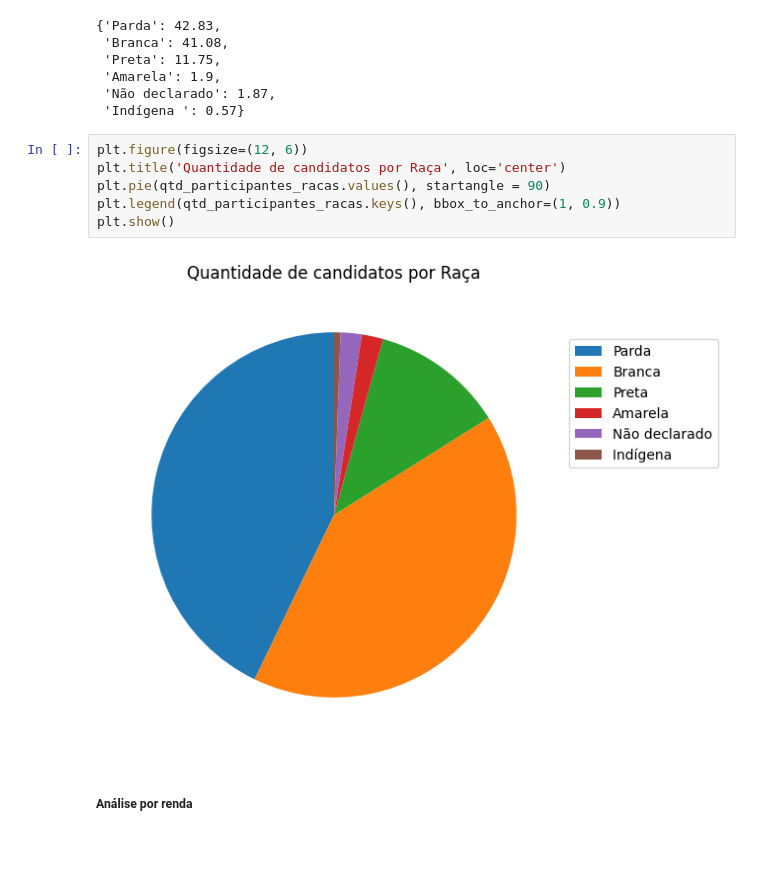
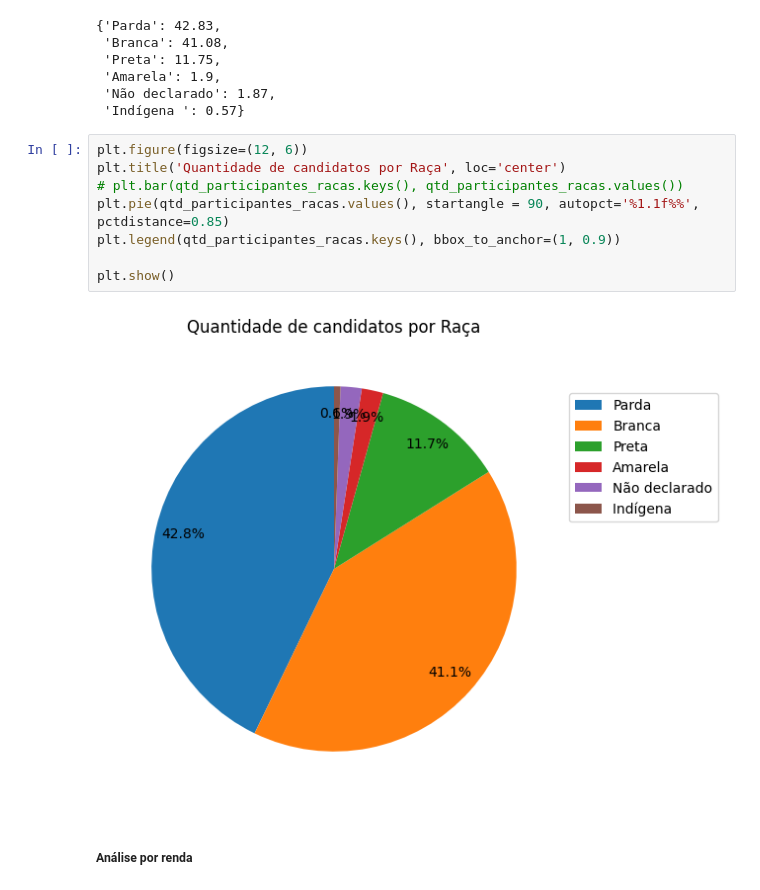
Before and after one commit to doramota/Analise-Exploratoria-Enem2022, a Jupyter notebook: avaliacao1_doralice.ipynb, the cells around one changed output. Drawn from its saved outputs; the diff is of its cells as text; blank space fills up the shorter version.

```diff
--- a/avaliacao1_doralice.ipynb
+++ b/avaliacao1_doralice.ipynb
@@ -495,11 +515,13 @@ qtd_participantes_racas_perc
 # %%
 plt.figure(figsize=(12, 6))
 plt.title('Quantidade de candidatos por Raça', loc='center')
-plt.pie(qtd_participantes_racas.values(), startangle = 90)
+# plt.bar(qtd_participantes_racas.keys(), qtd_participantes_racas.values())
+plt.pie(qtd_participantes_racas.values(), startangle = 90, autopct='%1.1f%%', pctdistance=0.85)
 plt.legend(qtd_participantes_racas.keys(), bbox_to_anchor=(1, 0.9))
+
 plt.show()
 # %% [output]
-[figure, old version]
+[figure, new version]
 # %% [markdown]
 ##### Análise por renda
 # %%
```
Also changed, not shown: parts of 7 cells of this notebook.
